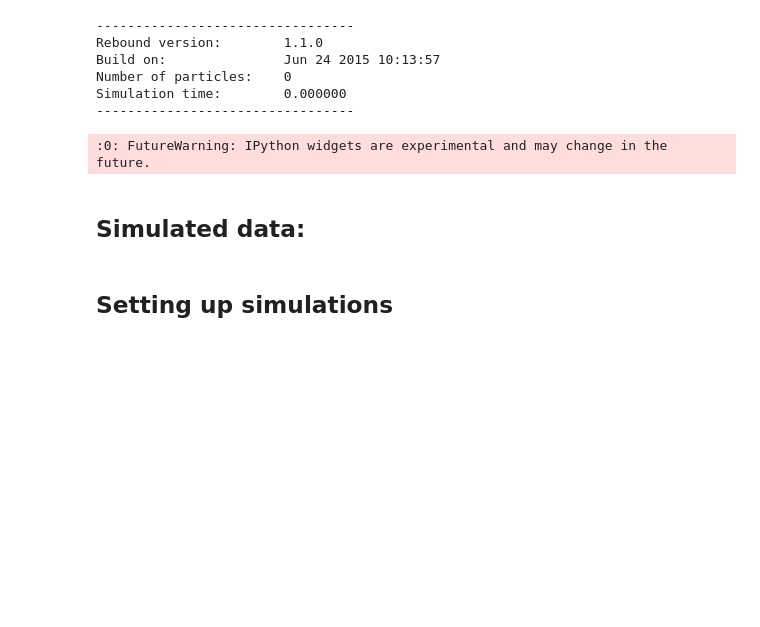
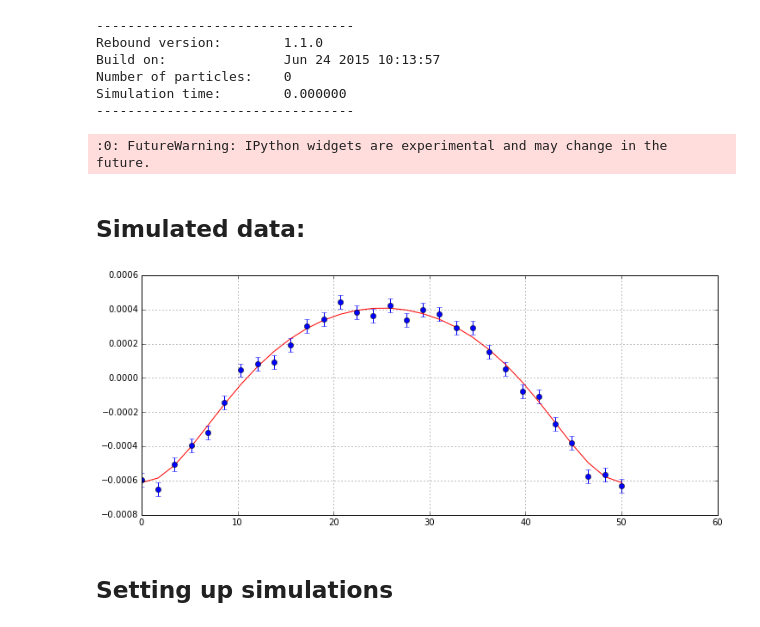
Before and after one commit to toni88x/rebound, a Jupyter notebook: python_examples/LangevinMCMC-2nd-logp-proposal.ipynb, the cells around one changed output. Drawn from its saved outputs; the diff is of its cells as text; code cells hidden in the pictures; blank space fills up the shorter version.

```diff
--- a/python_examples/LangevinMCMC-2nd-logp-proposal.ipynb
+++ b/python_examples/LangevinMCMC-2nd-logp-proposal.ipynb
@@ -54,4 +60,12 @@ def generateObs(thetao):
     #plt.scatter(data_t, data_rv);
+# %%
+generateObs([4.])
+fig1 = plt.figure(figsize=(12,5))
+plt.plot(data_t, getRV([4.]), color="r");
+plt.errorbar(data_t, data_rv, yerr=data_err, fmt="bo")
+plt.grid()
+# %% [output]
+[figure, added]
 # %% [markdown]
 ## Setting up simulations
 # %%
```
Also changed, not shown: parts of 3 cells of this notebook.
